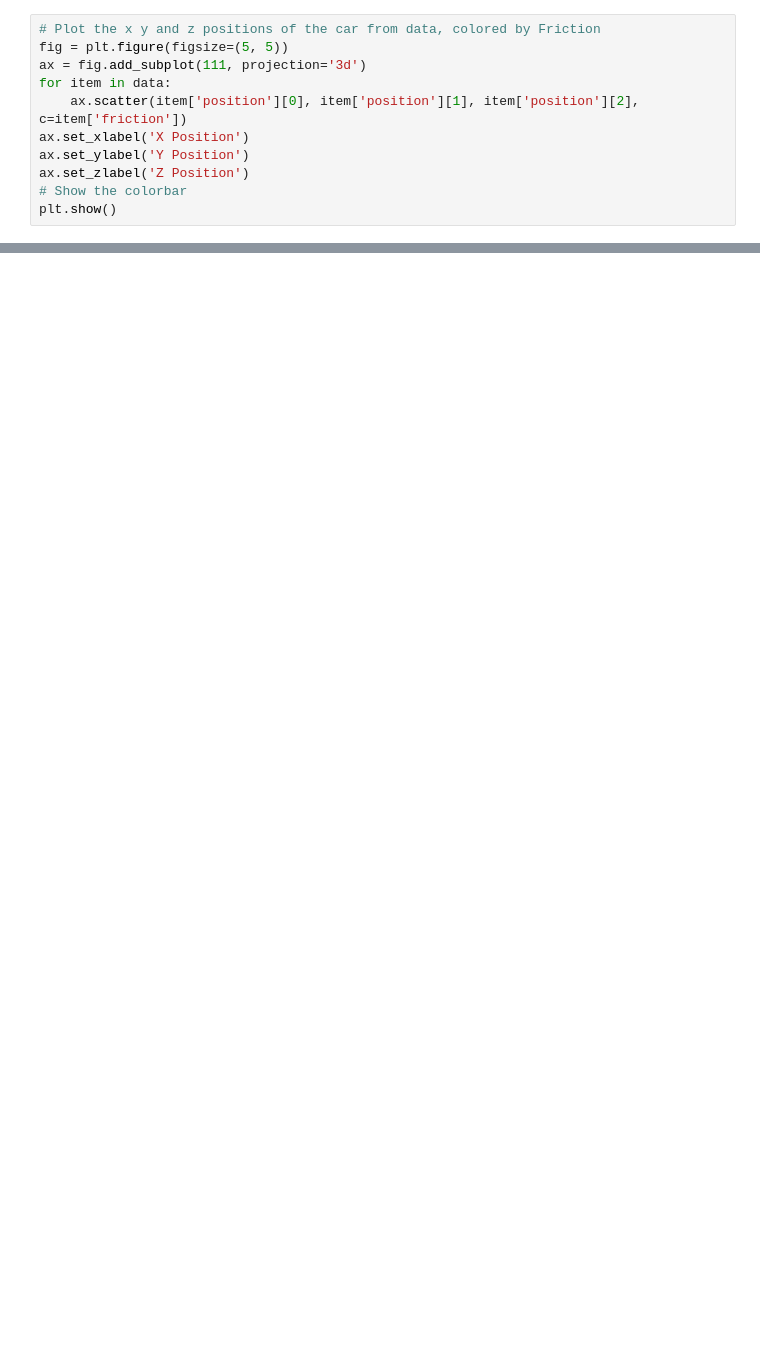
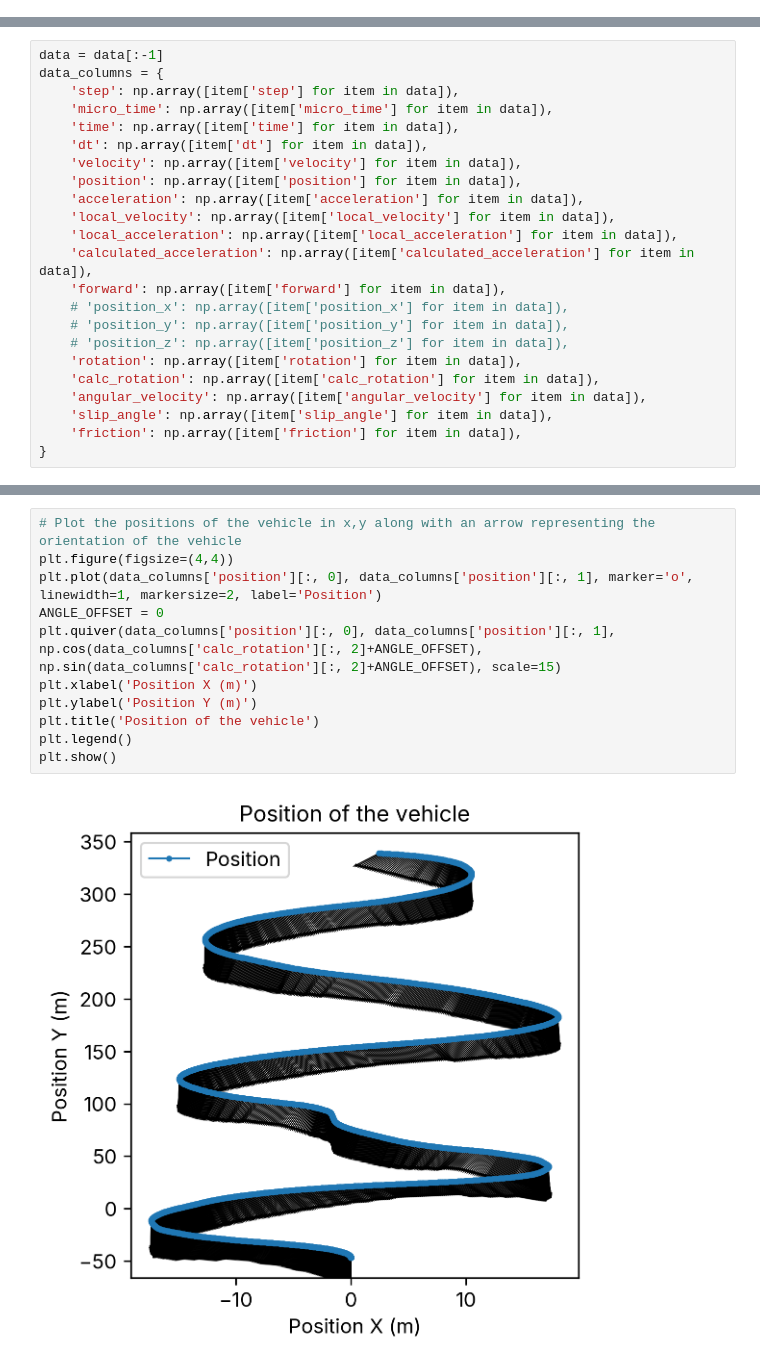
Before and after one commit to nandantumu/PIT, a Jupyter notebook: bin/Conversion.ipynb, the cells around one changed output, grey strips where cells are left out. Drawn from its saved outputs; the diff is of its cells as text; blank space fills up the shorter version.

```diff
--- a/bin/Conversion.ipynb
+++ b/bin/Conversion.ipynb
@@ -64,11 +63,0 @@ len(data)
-# %%
-# Plot the x y and z positions of the car from data, colored by Friction
-fig = plt.figure(figsize=(5, 5))
-ax = fig.add_subplot(111, projection='3d')
-for item in data:
-    ax.scatter(item['position'][0], item['position'][1], item['position'][2], c=item['friction'])
-ax.set_xlabel('X Position')
-ax.set_ylabel('Y Position')
-ax.set_zlabel('Z Position')
-# Show the colorbar
-plt.show()
@@ -80,0 +108,23 @@ PL
+# %%
+data = data[:-1]
+data_columns = {
+    'step': np.array([item['step'] for item in data]),
+    'micro_time': np.array([item['micro_time'] for item in data]),
+    'time': np.array([item['time'] for item in data]),
+    'dt': np.array([item['dt'] for item in data]),
+    'velocity': np.array([item['velocity'] for item in data]),
+    'position': np.array([item['position'] for item in data]),
+    'acceleration': np.array([item['acceleration'] for item in data]),
+    'local_velocity': np.array([item['local_velocity'] for item in data]),
+    'local_acceleration': np.array([item['local_acceleration'] for item in data]),
+    'calculated_acceleration': np.array([item['calculated_acceleration'] for item in data]),
+    'forward': np.array([item['forward'] for item in data]),
+    # 'position_x': np.array([item['position_x'] for item in data]),
+    # 'position_y': np.array([item['position_y'] for item in data]),
+    # 'position_z': np.array([item['position_z'] for item in data]),
+    'rotation': np.array([item['rotation'] for item in data]),
+    'calc_rotation': np.array([item['calc_rotation'] for item in data]),
+    'angular_velocity': np.array([item['angular_velocity'] for item in data]),
+    'slip_angle': np.array([item['slip_angle'] for item in data]),
+    'friction': np.array([item['friction'] for item in data]),
+}
@@ -80,0 +407,13 @@ PL
+# %%
+# Plot the positions of the vehicle in x,y along with an arrow representing the orientation of the vehicle
+plt.figure(figsize=(4,4))
+plt.plot(data_columns['position'][:, 0], data_columns['position'][:, 1], marker='o', linewidth=1, markersize=2, label='Position')
+ANGLE_OFFSET = 0
+plt.quiver(data_columns['position'][:, 0], data_columns['position'][:, 1], np.cos(data_columns['calc_rotation'][:, 2]+ANGLE_OFFSET), np.sin(data_columns['calc_rotation'][:, 2]+ANGLE_OFFSET), scale=15)
+plt.xlabel('Position X (m)')
+plt.ylabel('Position Y (m)')
+plt.title('Position of the vehicle')
+plt.legend()
+plt.show()
+# %% [output]
+[figure, added]
```
Also changed, not shown: parts of 19 cells of this notebook, 14 other files.
